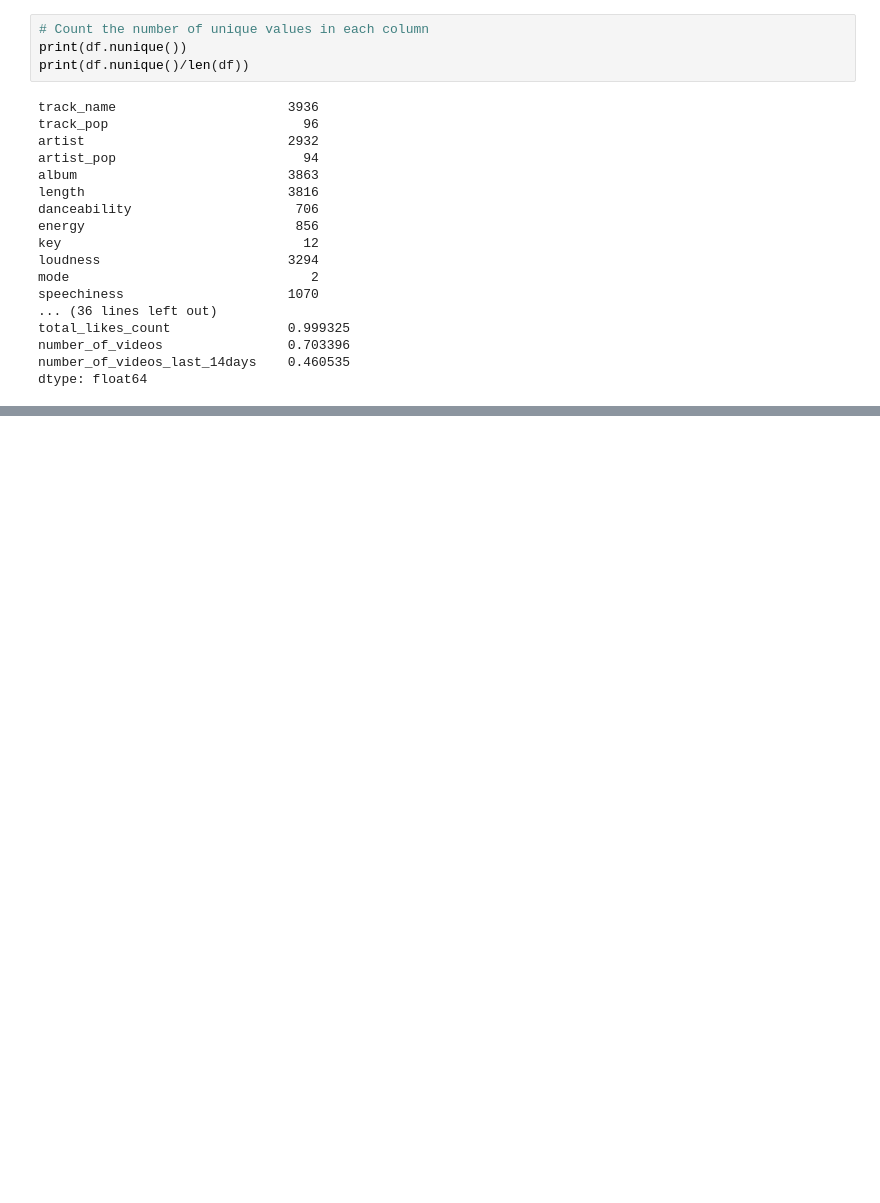
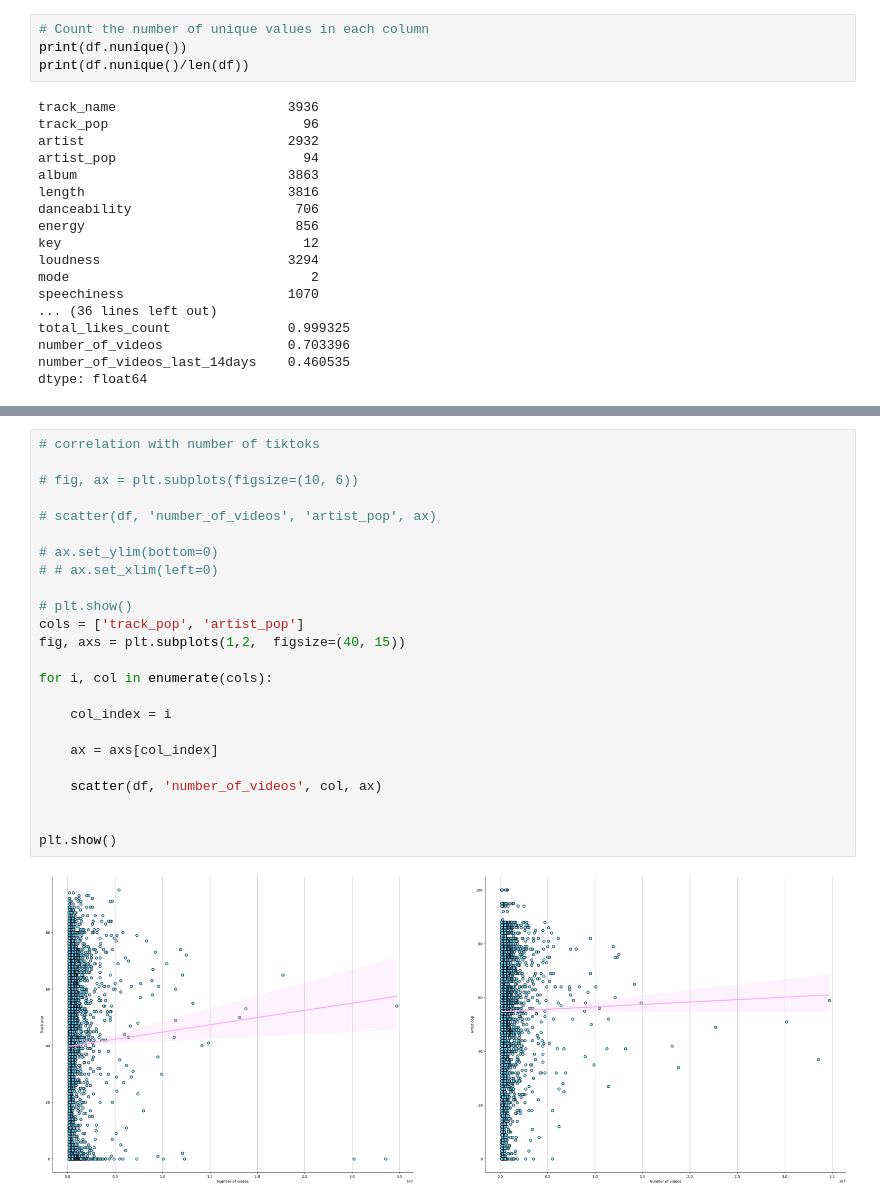
Before and after one commit to omersideman/ai-project, a Jupyter notebook: notebooks/data_analysis.ipynb, the cells around one changed output, grey strips where cells are left out. Drawn from its saved outputs; the diff is of its cells as text; blank space fills up the shorter version.

```diff
--- a/notebooks/data_analysis.ipynb
+++ b/notebooks/data_analysis.ipynb
@@ -102,0 +123,26 @@ for col in df.select_dtypes(include=['float64', 'int64']).columns:
+# %%
+# correlation with number of tiktoks
+
+# fig, ax = plt.subplots(figsize=(10, 6))
+
+# scatter(df, 'number_of_videos', 'artist_pop', ax)
+
+# ax.set_ylim(bottom=0)
+# # ax.set_xlim(left=0)
+
+# plt.show()
+cols = ['track_pop', 'artist_pop']
+fig, axs = plt.subplots(1,2,  figsize=(40, 15))
+
+for i, col in enumerate(cols):
+
+    col_index = i
+
+    ax = axs[col_index]
+
+    scatter(df, 'number_of_videos', col, ax)
+
+
+plt.show()
+# %% [output]
+[figure, added]
```
Also changed, not shown: parts of 7 cells of this notebook, 5 other files.
